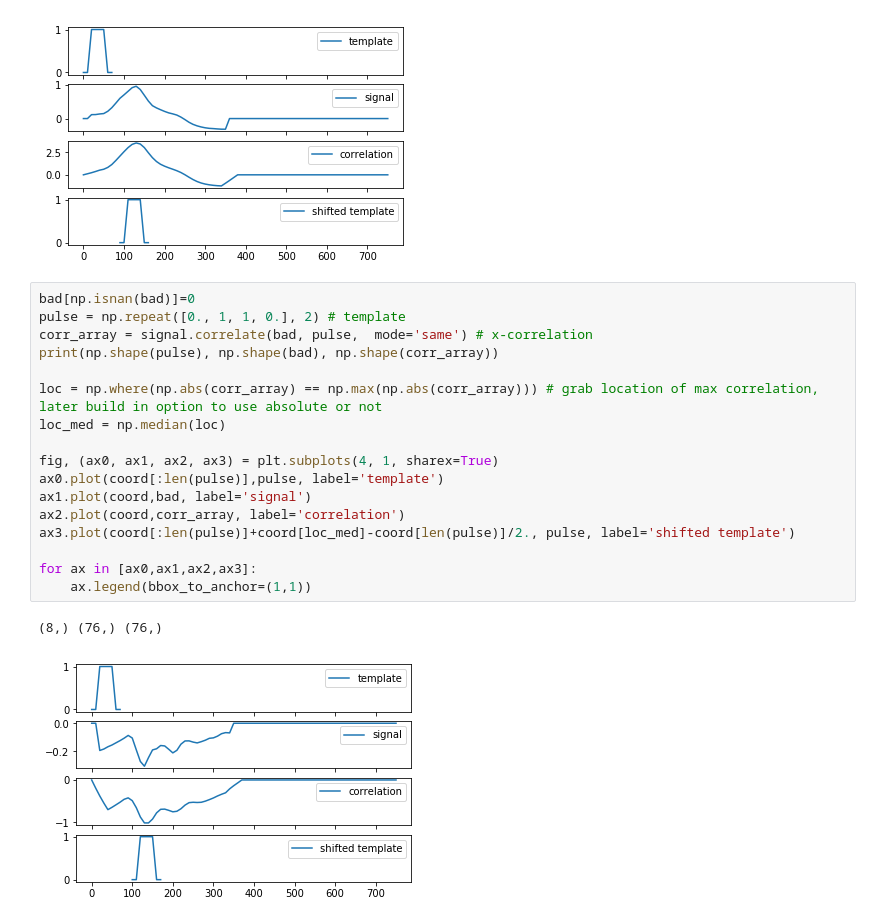
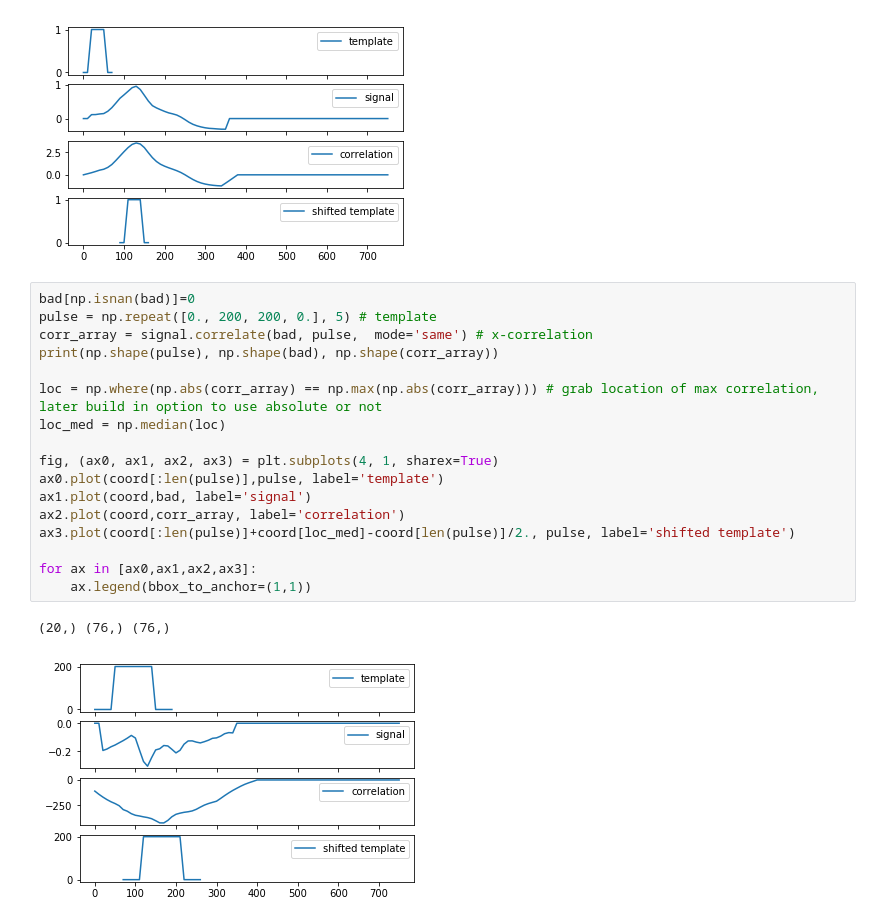
Before and after one commit to oceanhackweek/ohw19-projects-TMIVP, a Jupyter notebook: explore_crosscorrelation.ipynb, the cells around one changed output. Cells and saved outputs as stored; diff of their text form.

```diff
--- a/explore_crosscorrelation.ipynb
+++ b/explore_crosscorrelation.ipynb
@@ -158,21 +158,21 @@ for ax in [ax0,ax1,ax2,ax3]:
 [figure]
 # %%
 bad[np.isnan(bad)]=0
-pulse = np.repeat([0., 1, 1, 0.], 2) # template
+pulse = np.repeat([0., 200, 200, 0.], 5) # template
 corr_array = signal.correlate(bad, pulse,  mode='same') # x-correlation
 print(np.shape(pulse), np.shape(bad), np.shape(corr_array))
 
 loc = np.where(np.abs(corr_array) == np.max(np.abs(corr_array))) # grab location of max correlation, later build in option to use absolute or not
 loc_med = np.median(loc)
 
 fig, (ax0, ax1, ax2, ax3) = plt.subplots(4, 1, sharex=True)
 ax0.plot(coord[:len(pulse)],pulse, label='template')
 ax1.plot(coord,bad, label='signal')
 ax2.plot(coord,corr_array, label='correlation')
 ax3.plot(coord[:len(pulse)]+coord[loc_med]-coord[len(pulse)]/2., pulse, label='shifted template')
 
 for ax in [ax0,ax1,ax2,ax3]:
     ax.legend(bbox_to_anchor=(1,1))
 # %% [output]
-(8,) (76,) (76,)
+(20,) (76,) (76,)
-[figure, old version]
+[figure, new version]
```
Also changed, not shown: parts of 3 cells of this notebook.
